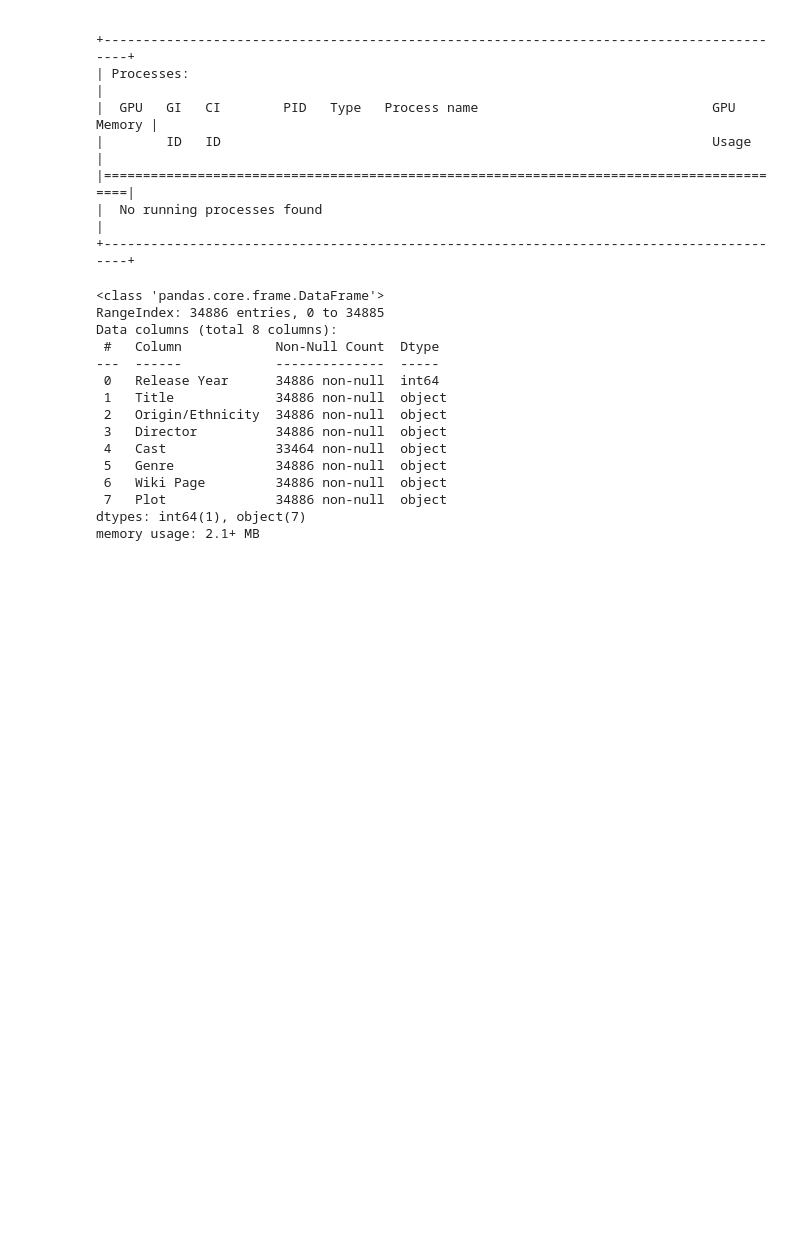
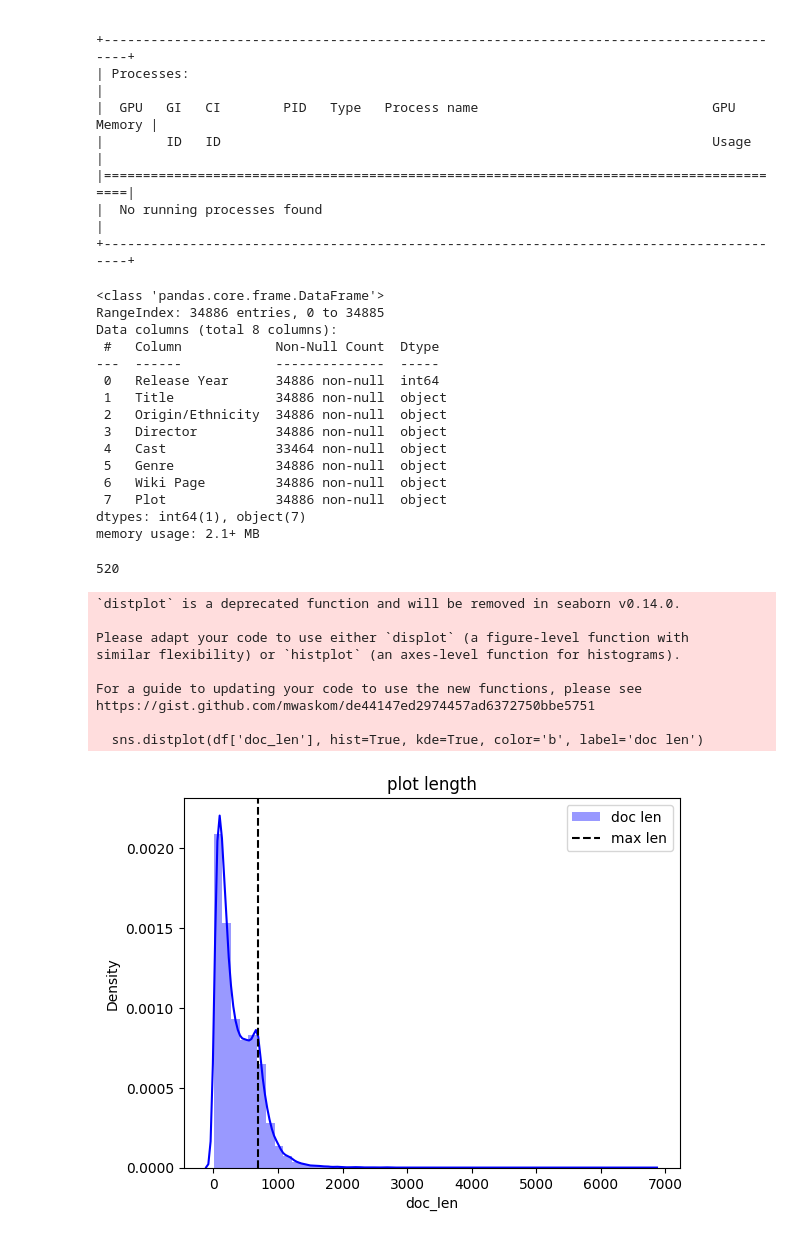
Before and after one commit to dimitarpg13/transformer_examples, a Jupyter notebook: notebooks/bert/Semantic_Search_with_SBert_and_Faiss.ipynb, the cells around one changed output. Drawn from its saved outputs; the diff is of its cells as text; code cells hidden in the pictures; blank space fills up the shorter version.

```diff
--- a/notebooks/bert/Semantic_Search_with_SBert_and_Faiss.ipynb
+++ b/notebooks/bert/Semantic_Search_with_SBert_and_Faiss.ipynb
@@ -94,3 +94,31 @@ Data columns (total 8 columns):
  7   Plot              34886 non-null  object
 dtypes: int64(1), object(7)
 memory usage: 2.1+ MB
+# %%
+import gc
+df = data[['Title','Plot']]
+del data
+gc.collect()
+# %% [output]
+520
+# %%
+df.dropna(inplace=True)
+df.drop_duplicates(subset=['Plot'],inplace=True)
+# %%
+df['doc_len'] = df['Plot'].apply(lambda words: len(words.split()))
+max_seq_len = np.round(df['doc_len'].mean() + df['doc_len'].std()).astype(int)
+sns.distplot(df['doc_len'], hist=True, kde=True, color='b', label='doc len')
+plt.axvline(x=max_seq_len, color='k', linestyle='--', label='max len')
+plt.title('plot length'); plt.legend()
+plt.show()
+# %% [output]
+`distplot` is a deprecated function and will be removed in seaborn v0.14.0.
+
+Please adapt your code to use either `displot` (a figure-level function with
+similar flexibility) or `histplot` (an axes-level function for histograms).
+
+For a guide to updating your code to use the new functions, please see
+https://gist.github.com/mwaskom/de44147ed2974457ad6372750bbe5751
+
+  sns.distplot(df['doc_len'], hist=True, kde=True, color='b', label='doc len')
+[figure, added]
```
